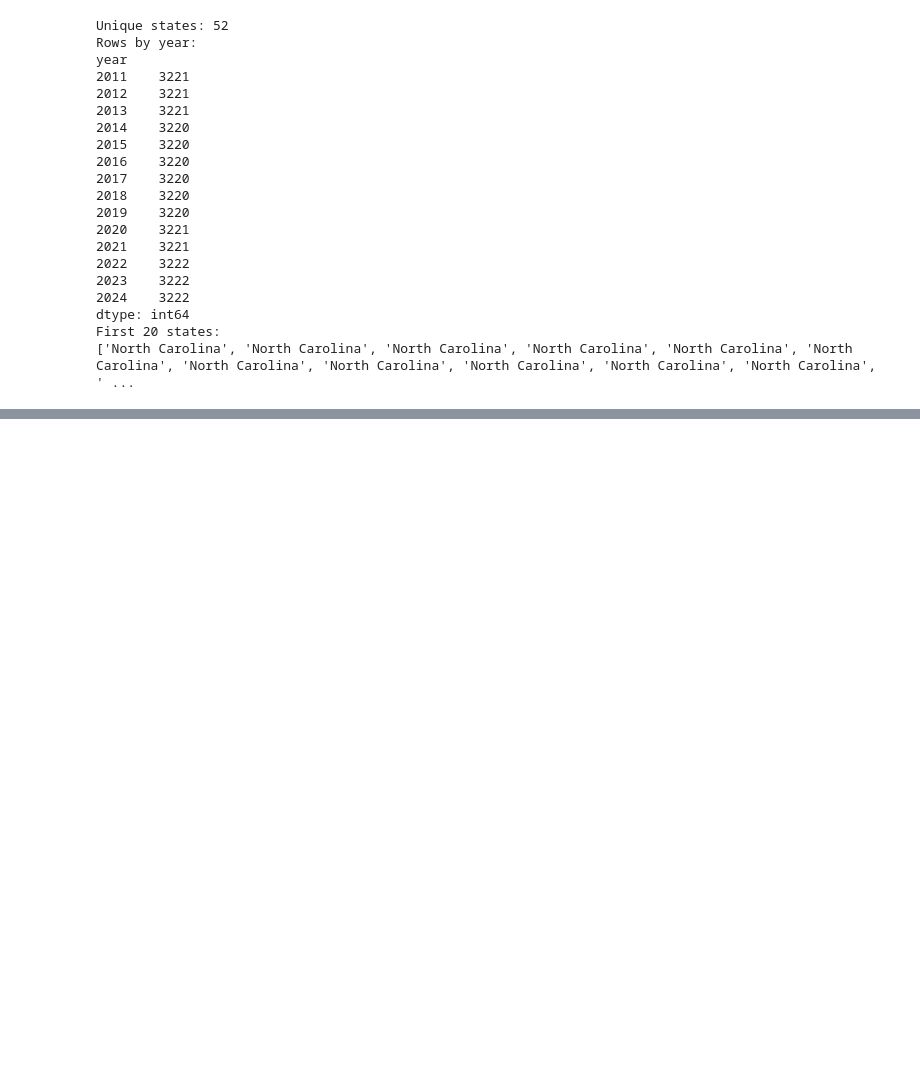
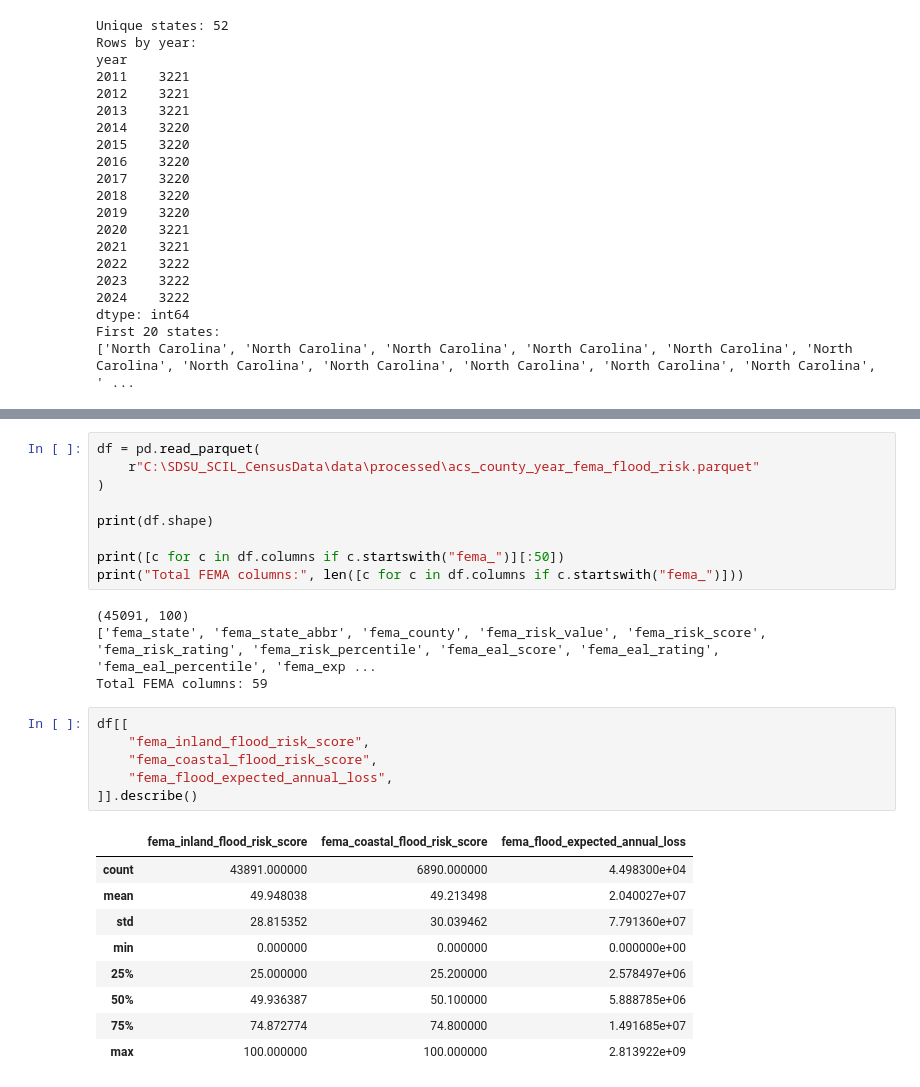
Before and after one commit to SamJackowski/SDSU_SCIL_CensusData_AI_Assistant-, a Jupyter notebook: CensusData_Downloader_App_PATCHED.ipynb, the cells around one changed output, grey strips where cells are left out. Drawn from its saved outputs; the diff is of its cells as text; blank space fills up the shorter version.

Commit message:
Updated parquet to show more variables
notebooks fixed to account for updated parquet

```diff
--- a/CensusData_Downloader_App_PATCHED.ipynb
+++ b/CensusData_Downloader_App_PATCHED.ipynb
@@ -739,0 +1205,29 @@ FEMA columns added:
+# %%
+df = pd.read_parquet(
+    r"C:\SDSU_SCIL_CensusData\data\processed\acs_county_year_fema_flood_risk.parquet"
+)
+
+print(df.shape)
+
+print([c for c in df.columns if c.startswith("fema_")][:50])
+print("Total FEMA columns:", len([c for c in df.columns if c.startswith("fema_")]))
+# %% [output]
+(45091, 100)
+['fema_state', 'fema_state_abbr', 'fema_county', 'fema_risk_value', 'fema_risk_score', 'fema_risk_rating', 'fema_risk_percentile', 'fema_eal_score', 'fema_eal_rating', 'fema_eal_percentile', 'fema_exp ...
+Total FEMA columns: 59
+# %%
+df[[
+    "fema_inland_flood_risk_score",
+    "fema_coastal_flood_risk_score",
+    "fema_flood_expected_annual_loss",
+]].describe()
+# %% [output]
+|  | fema_inland_flood_risk_score | fema_coastal_flood_risk_score | fema_flood_expected_annual_loss |
+| count | 43891.000000 | 6890.000000 | 4.498300e+04 |
+| mean | 49.948038 | 49.213498 | 2.040027e+07 |
+| std | 28.815352 | 30.039462 | 7.791360e+07 |
+| min | 0.000000 | 0.000000 | 0.000000e+00 |
+| 25% | 25.000000 | 25.200000 | 2.578497e+06 |
+| 50% | 49.936387 | 50.100000 | 5.888785e+06 |
+| 75% | 74.872774 | 74.800000 | 1.491685e+07 |
+| max | 100.000000 | 100.000000 | 2.813922e+09 |
```
Also changed, not shown: parts of 2 cells of this notebook, 2 other files.
